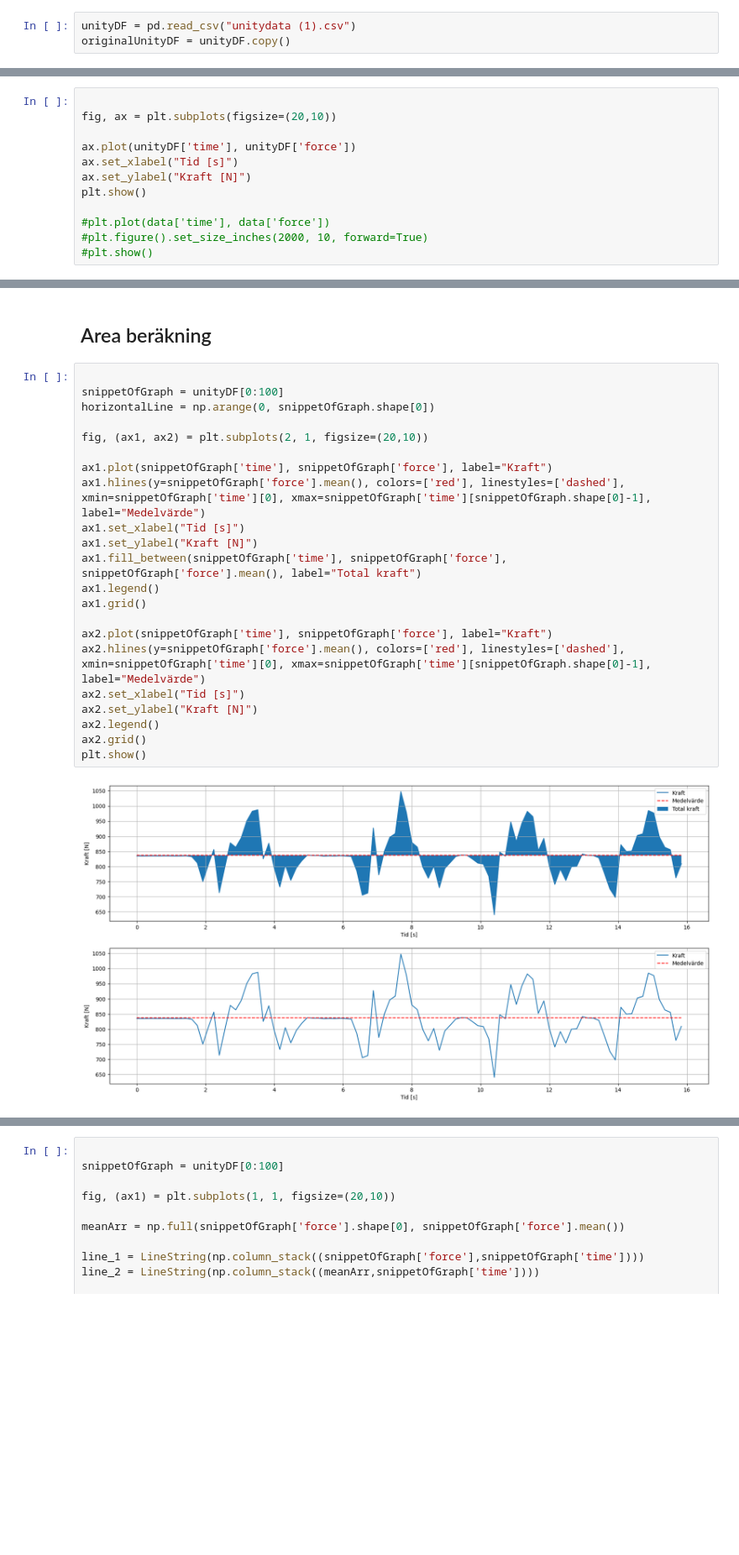
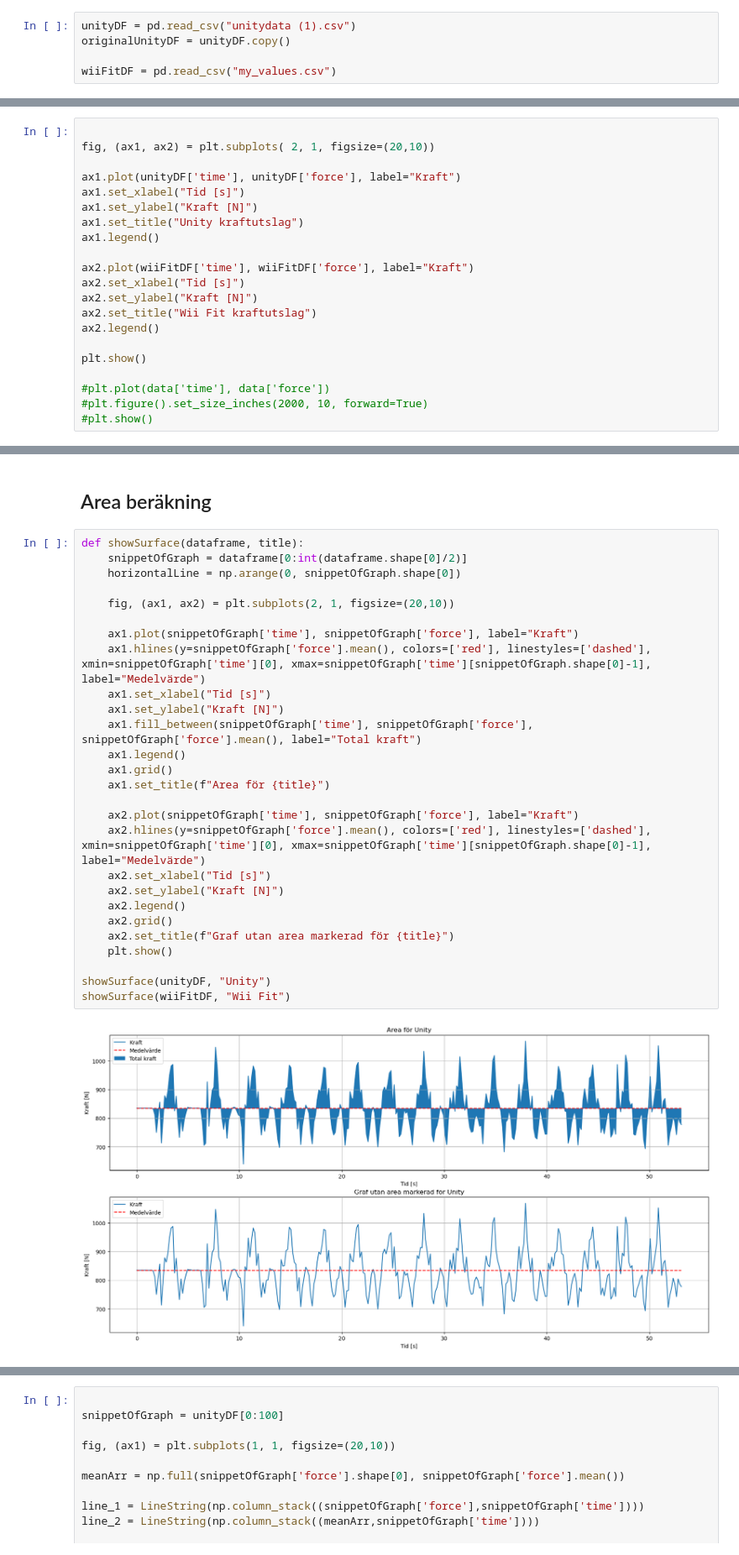
Before and after one commit to Pettson01/Examensarbete-force, a Jupyter notebook: squats.ipynb, the cells around one changed output, grey strips where cells are left out. Shown at 84% size. Saved outputs shown, nothing was run; the diff lists cells and outputs as text; blank space fills up the shorter version.

```diff
--- a/squats.ipynb
+++ b/squats.ipynb
@@ -15,3 +15,5 @@ Ladder in data.
 # %%
 unityDF = pd.read_csv("unitydata (1).csv")
 originalUnityDF = unityDF.copy()
+
+wiiFitDF = pd.read_csv("my_values.csv")
@@ -72,11 +118,20 @@ plt.show()
 Möjligtvis inttresant [[Källa]](https://matplotlib.org/stable/gallery/lines_bars_and_markers/fill_between_demo.html)
 # %%
 
-fig, ax = plt.subplots(figsize=(20,10))
+fig, (ax1, ax2) = plt.subplots( 2, 1, figsize=(20,10))
 
-ax.plot(unityDF['time'], unityDF['force'])
-ax.set_xlabel("Tid [s]")
-ax.set_ylabel("Kraft [N]")
+ax1.plot(unityDF['time'], unityDF['force'], label="Kraft")
+ax1.set_xlabel("Tid [s]")
+ax1.set_ylabel("Kraft [N]")
+ax1.set_title("Unity kraftutslag")
+ax1.legend()
+
+ax2.plot(wiiFitDF['time'], wiiFitDF['force'], label="Kraft")
+ax2.set_xlabel("Tid [s]")
+ax2.set_ylabel("Kraft [N]")
+ax2.set_title("Wii Fit kraftutslag")
+ax2.legend()
+
 plt.show()
 
 #plt.plot(data['time'], data['force'])
@@ -87,26 +166,31 @@ plt.show()
 # %% [markdown]
 ## Area beräkning
 # %%
+def showSurface(dataframe, title):
+    snippetOfGraph = dataframe[0:int(dataframe.shape[0]/2)]
+    horizontalLine = np.arange(0, snippetOfGraph.shape[0])
 
-snippetOfGraph = unityDF[0:100]
-horizontalLine = np.arange(0, snippetOfGraph.shape[0])
+    fig, (ax1, ax2) = plt.subplots(2, 1, figsize=(20,10))
 
-fig, (ax1, ax2) = plt.subplots(2, 1, figsize=(20,10))
+    ax1.plot(snippetOfGraph['time'], snippetOfGraph['force'], label="Kraft")
+    ax1.hlines(y=snippetOfGraph['force'].mean(), colors=['red'], linestyles=['dashed'], xmin=snippetOfGraph['time'][0], xmax=snippetOfGraph['time'][snippetOfGraph.shape[0]-1], label="Medelvärde")
+    ax1.set_xlabel("Tid [s]")
+    ax1.set_ylabel("Kraft [N]")
+    ax1.fill_between(snippetOfGraph['time'], snippetOfGraph['force'], snippetOfGraph['force'].mean(), label="Total kraft")
+    ax1.legend()
+    ax1.grid()
+    ax1.set_title(f"Area för {title}")
 
-ax1.plot(snippetOfGraph['time'], snippetOfGraph['force'], label="Kraft")
-ax1.hlines(y=snippetOfGraph['force'].mean(), colors=['red'], linestyles=['dashed'], xmin=snippetOfGraph['time'][0], xmax=snippetOfGraph['time'][snippetOfGraph.shape[0]-1], label="Medelvärde")
-ax1.set_xlabel("Tid [s]")
-ax1.set_ylabel("Kraft [N]")
-ax1.fill_between(snippetOfGraph['time'], snippetOfGraph['force'], snippetOfGraph['force'].mean(), label="Total kraft")
-ax1.legend()
-ax1.grid()
+    ax2.plot(snippetOfGraph['time'], snippetOfGraph['force'], label="Kraft")
+    ax2.hlines(y=snippetOfGraph['force'].mean(), colors=['red'], linestyles=['dashed'], xmin=snippetOfGraph['time'][0], xmax=snippetOfGraph['time'][snippetOfGraph.shape[0]-1], label="Medelvärde")
+    ax2.set_xlabel("Tid [s]")
+    ax2.set_ylabel("Kraft [N]")
+    ax2.legend()
+    ax2.grid()
+    ax2.set_title(f"Graf utan area markerad för {title}")
+    plt.show()
 
-ax2.plot(snippetOfGraph['time'], snippetOfGraph['force'], label="Kraft")
-ax2.hlines(y=snippetOfGraph['force'].mean(), colors=['red'], linestyles=['dashed'], xmin=snippetOfGraph['time'][0], xmax=snippetOfGraph['time'][snippetOfGraph.shape[0]-1], label="Medelvärde")
-ax2.set_xlabel("Tid [s]")
-ax2.set_ylabel("Kraft [N]")
-ax2.legend()
-ax2.grid()
-plt.show()
+showSurface(unityDF, "Unity")
+showSurface(wiiFitDF, "Wii Fit")
 # %% [output]
-[figure, old version]
+[figure, new version]
```
Also changed, not shown: parts of 17 cells of this notebook, 1 other file.
